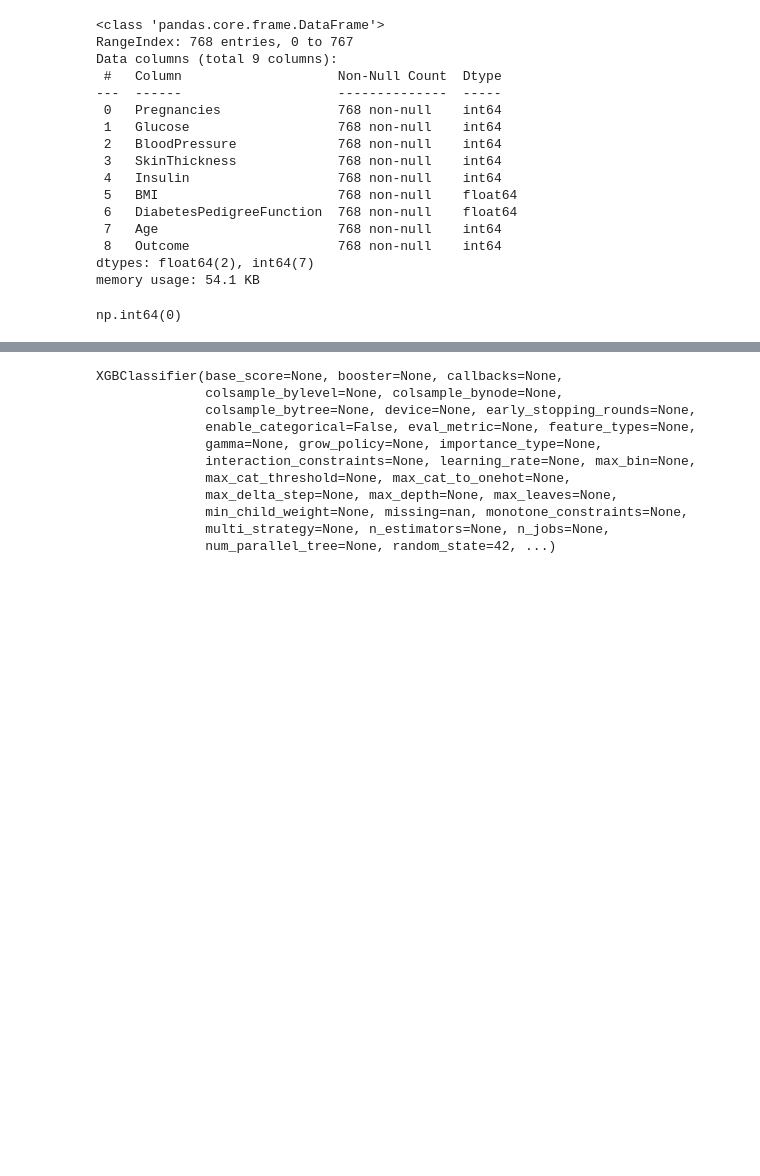
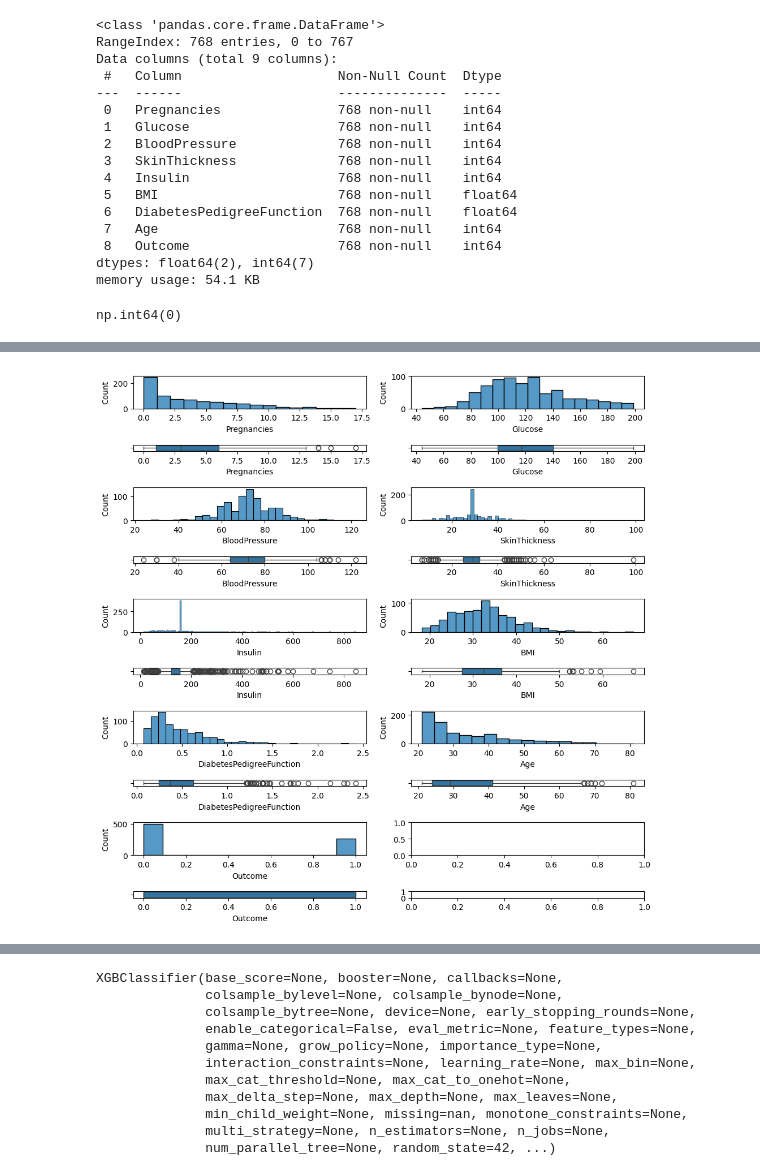
Before and after one commit to 19Juan/Boosting-algorithms, a Jupyter notebook: src/explore.ipynb, the cells around one changed output, grey strips where cells are left out. Cells and saved outputs as stored; diff of their text form; code cells hidden in the pictures; blank space fills up the shorter version.

```diff
--- a/src/explore.ipynb
+++ b/src/explore.ipynb
@@ -53,0 +134,8 @@ np.int64(0)
+# %%
+#Análisis univariante
+#Variables numéricas
+from utils import analisis_numerico_numerico
+analisis_numerico_numerico(df,'Outcome')
+#Se evidencian varios datos atípicos con valores muy altos, se retirarán posteriormente para no dar ruido
+# %% [output]
+[figure, added]
```
Also changed, not shown: parts of 18 cells of this notebook, 1 other file.
